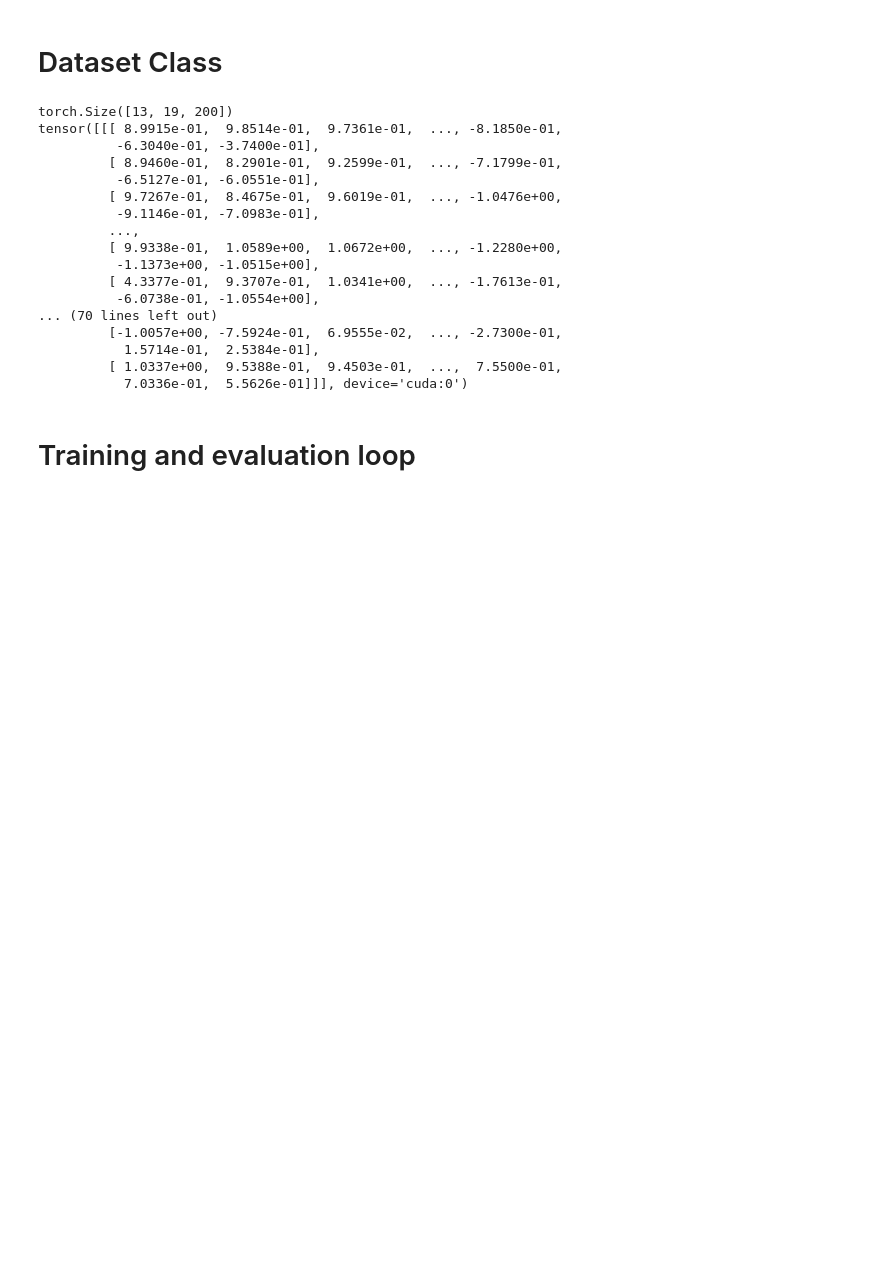
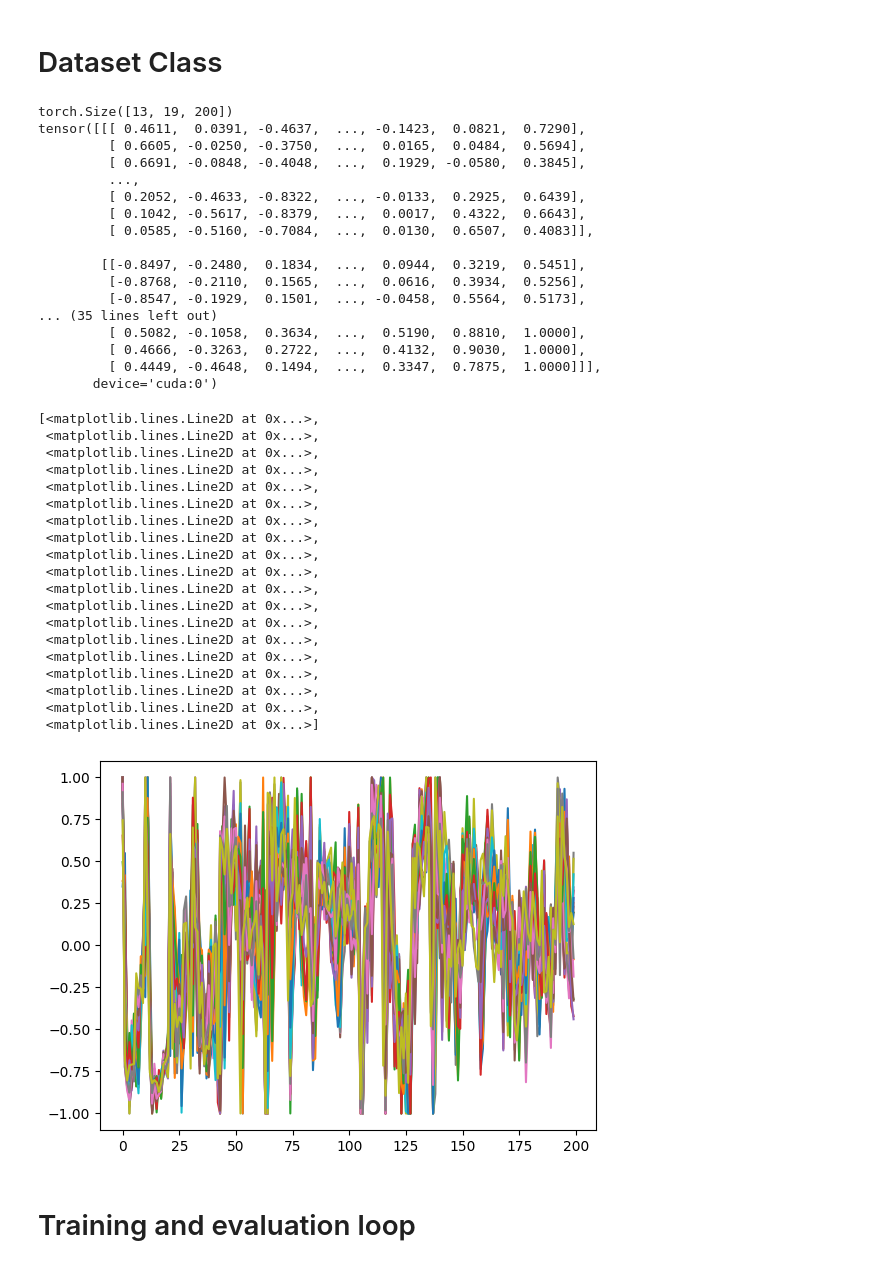
Before and after one commit to armecirkelen4/EEG-annotation, a Jupyter notebook: EEGNet-PyTorch.ipynb, the cells around one changed output. Saved outputs shown, nothing was run; the diff lists cells and outputs as text; code cells hidden in the pictures; blank space fills up the shorter version.

```diff
--- a/EEGNet-PyTorch.ipynb
+++ b/EEGNet-PyTorch.ipynb
@@ -164,49 +176,72 @@ from torch.utils.data import DataLoader, Dataset
 class EEGDataset(Dataset):
     def __init__(self, epochs, labels):
         self.df = epochs
         self.labels = labels
 
     def __len__(self):
         return len(self.df)
 
     def __getitem__(self, idx):
         # Access the epoch and corresponding label
         data = self.df[idx]  # data shape: (3800)
-        data = data.reshape(19,200)  # shape: (19, 200)
+        data = data.reshape(200,19).T  # shape: (19, 200)
         label = self.labels[idx]  # label shape: (1)
 
         # Ensure the data is converted to float tensor
         data_tensor = torch.tensor(data, dtype=torch.float32).to(device)
 
         # Convert label to tensor (assumed to be scalar)
         label_tensor = torch.tensor(label, dtype=torch.float32).to(device)
 
         return data_tensor, label_tensor
 
 # Create EEGDataset object and print a batch of 13 samples
 dataset = EEGDataset(epochs, labels)
 dataloader = DataLoader(dataset, batch_size=13, shuffle=True)
 
 print(next(iter(dataloader))[0].shape)
 print(next(iter(dataloader))[0])
+# plot an epoch from a batch
+import matplotlib.pyplot as plt
+plt.plot(next(iter(dataloader))[0][0].cpu().numpy().T)
 # %% [output]
 torch.Size([13, 19, 200])
-tensor([[[ 8.9915e-01,  9.8514e-01,  9.7361e-01,  ..., -8.1850e-01,
-          -6.3040e-01, -3.7400e-01],
-         [ 8.9460e-01,  8.2901e-01,  9.2599e-01,  ..., -7.1799e-01,
-          -6.5127e-01, -6.0551e-01],
-         [ 9.7267e-01,  8.4675e-01,  9.6019e-01,  ..., -1.0476e+00,
-          -9.1146e-01, -7.0983e-01],
+tensor([[[ 0.4611,  0.0391, -0.4637,  ..., -0.1423,  0.0821,  0.7290],
+         [ 0.6605, -0.0250, -0.3750,  ...,  0.0165,  0.0484,  0.5694],
+         [ 0.6691, -0.0848, -0.4048,  ...,  0.1929, -0.0580,  0.3845],
          ...,
-         [ 9.9338e-01,  1.0589e+00,  1.0672e+00,  ..., -1.2280e+00,
-          -1.1373e+00, -1.0515e+00],
-         [ 4.3377e-01,  9.3707e-01,  1.0341e+00,  ..., -1.7613e-01,
-          -6.0738e-01, -1.0554e+00],
-... (70 lines left out)
-         [-1.0057e+00, -7.5924e-01,  6.9555e-02,  ..., -2.7300e-01,
-           1.5714e-01,  2.5384e-01],
-         [ 1.0337e+00,  9.5388e-01,  9.4503e-01,  ...,  7.5500e-01,
-           7.0336e-01,  5.5626e-01]]], device='cuda:0')
+         [ 0.2052, -0.4633, -0.8322,  ..., -0.0133,  0.2925,  0.6439],
+         [ 0.1042, -0.5617, -0.8379,  ...,  0.0017,  0.4322,  0.6643],
+         [ 0.0585, -0.5160, -0.7084,  ...,  0.0130,  0.6507,  0.4083]],
+
+        [[-0.8497, -0.2480,  0.1834,  ...,  0.0944,  0.3219,  0.5451],
+         [-0.8768, -0.2110,  0.1565,  ...,  0.0616,  0.3934,  0.5256],
+         [-0.8547, -0.1929,  0.1501,  ..., -0.0458,  0.5564,  0.5173],
+... (35 lines left out)
+         [ 0.5082, -0.1058,  0.3634,  ...,  0.5190,  0.8810,  1.0000],
+         [ 0.4666, -0.3263,  0.2722,  ...,  0.4132,  0.9030,  1.0000],
+         [ 0.4449, -0.4648,  0.1494,  ...,  0.3347,  0.7875,  1.0000]]],
+       device='cuda:0')
+[<matplotlib.lines.Line2D at 0x...>,
+ <matplotlib.lines.Line2D at 0x...>,
+ <matplotlib.lines.Line2D at 0x...>,
+ <matplotlib.lines.Line2D at 0x...>,
+ <matplotlib.lines.Line2D at 0x...>,
+ <matplotlib.lines.Line2D at 0x...>,
+ <matplotlib.lines.Line2D at 0x...>,
+ <matplotlib.lines.Line2D at 0x...>,
+ <matplotlib.lines.Line2D at 0x...>,
+ <matplotlib.lines.Line2D at 0x...>,
+ <matplotlib.lines.Line2D at 0x...>,
+ <matplotlib.lines.Line2D at 0x...>,
+ <matplotlib.lines.Line2D at 0x...>,
+ <matplotlib.lines.Line2D at 0x...>,
+ <matplotlib.lines.Line2D at 0x...>,
+ <matplotlib.lines.Line2D at 0x...>,
+ <matplotlib.lines.Line2D at 0x...>,
+ <matplotlib.lines.Line2D at 0x...>,
+ <matplotlib.lines.Line2D at 0x...>]
+[figure, added]
 # %% [markdown]
 # Training and evaluation loop
 # %%
```
Also changed, not shown: parts of 7 cells of this notebook, 1 other file.
